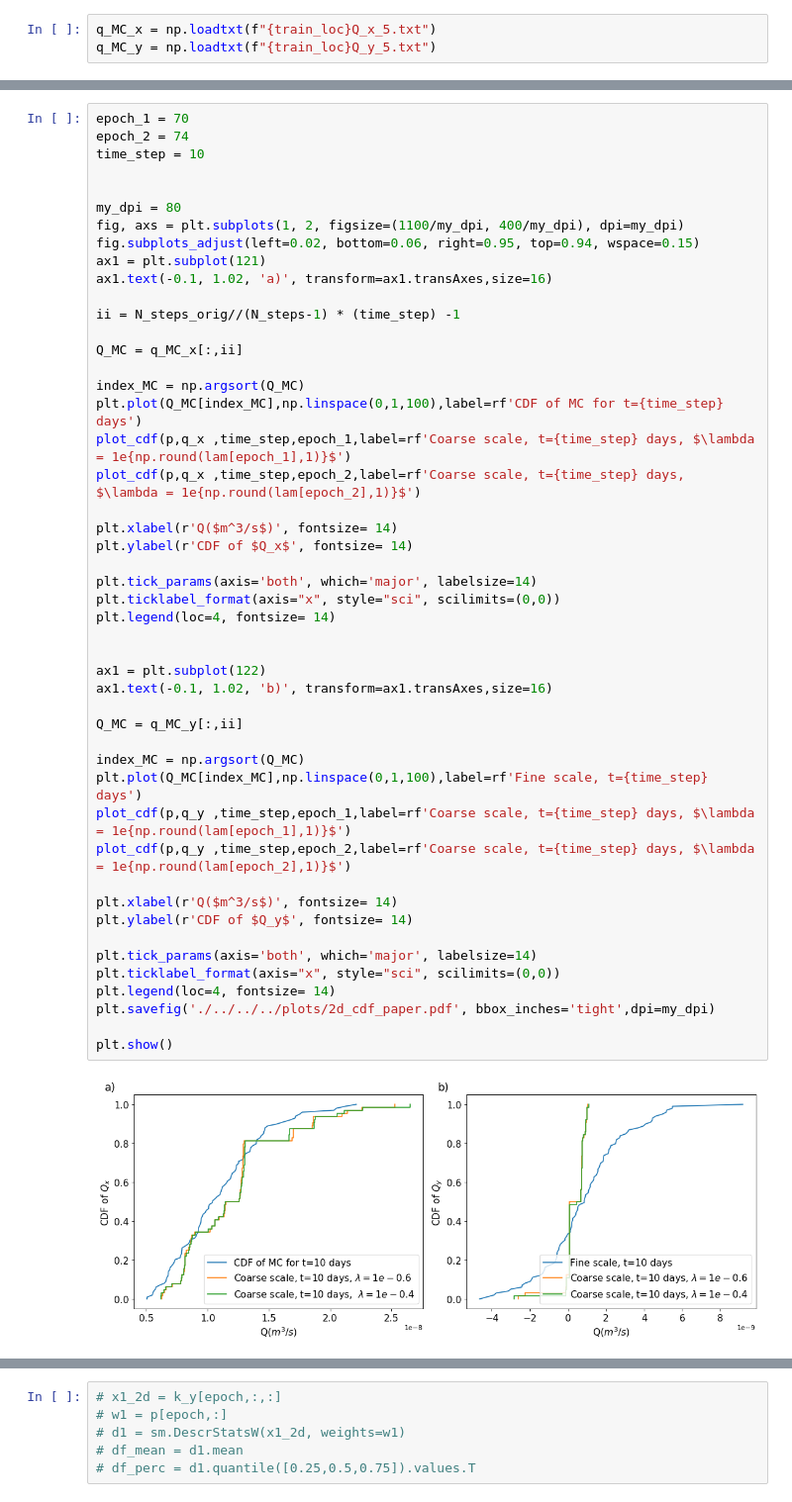
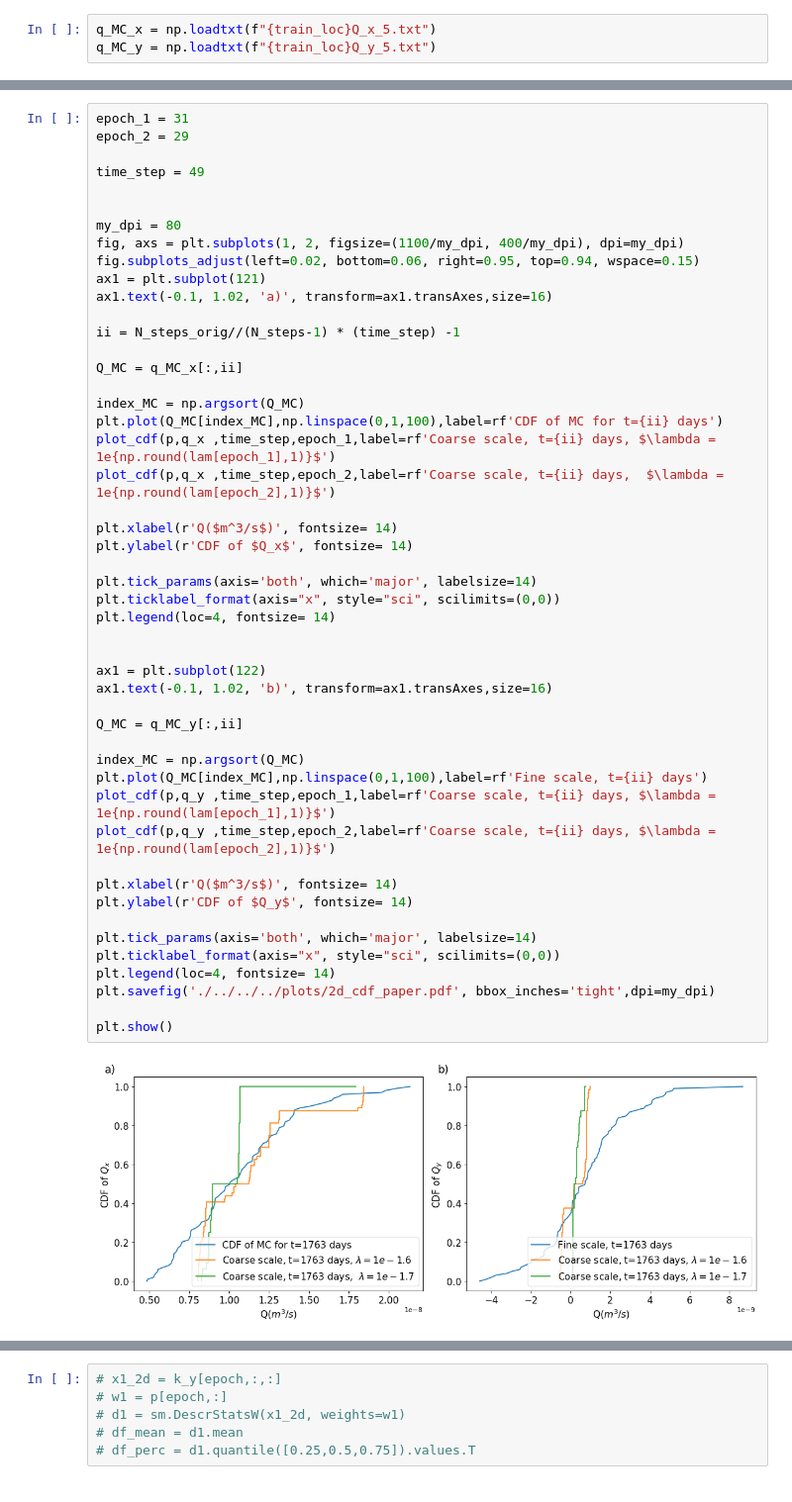
Before and after one commit to dbelivanis/Information-Theory-2, a Jupyter notebook: Optimization/check.ipynb, the cells around one changed output, grey strips where cells are left out. Shown: that part at 99% size. Saved outputs shown, nothing was run; the diff lists cells and outputs as text.

```diff
--- a/Optimization/check.ipynb
+++ b/Optimization/check.ipynb
@@ -95,7 +159,8 @@ plt.plot(np.linspace(1,1800,N_steps),np.inner(q_x[epoch,:,:].T,p[epoch,:]))
 # %%
-epoch_1 = 70
-epoch_2 = 74
-time_step = 10
+epoch_1 = 31
+epoch_2 = 29
+
+time_step = 49
 
 
 my_dpi = 80
@@ -108,40 +173,40 @@ ii = N_steps_orig//(N_steps-1) * (time_step) -1
 
 Q_MC = q_MC_x[:,ii]
 
 index_MC = np.argsort(Q_MC)
-plt.plot(Q_MC[index_MC],np.linspace(0,1,100),label=rf'CDF of MC for t={time_step} days')
-plot_cdf(p,q_x ,time_step,epoch_1,label=rf'Coarse scale, t={time_step} days, $\lambda = 1e{np.round(lam[epoch_1],1)}$')
-plot_cdf(p,q_x ,time_step,epoch_2,label=rf'Coarse scale, t={time_step} days,  $\lambda = 1e{np.round(lam[epoch_2],1)}$')
+plt.plot(Q_MC[index_MC],np.linspace(0,1,100),label=rf'CDF of MC for t={ii} days')
+plot_cdf(p,q_x ,time_step,epoch_1,label=rf'Coarse scale, t={ii} days, $\lambda = 1e{np.round(lam[epoch_1],1)}$')
+plot_cdf(p,q_x ,time_step,epoch_2,label=rf'Coarse scale, t={ii} days,  $\lambda = 1e{np.round(lam[epoch_2],1)}$')
 
 plt.xlabel(r'Q($m^3/s$)', fontsize= 14)
 plt.ylabel(r'CDF of $Q_x$', fontsize= 14)
 
 plt.tick_params(axis='both', which='major', labelsize=14)
 plt.ticklabel_format(axis="x", style="sci", scilimits=(0,0))
 plt.legend(loc=4, fontsize= 14)
 
 
 ax1 = plt.subplot(122)
 ax1.text(-0.1, 1.02, 'b)', transform=ax1.transAxes,size=16)
 
 Q_MC = q_MC_y[:,ii]
 
 index_MC = np.argsort(Q_MC)
-plt.plot(Q_MC[index_MC],np.linspace(0,1,100),label=rf'Fine scale, t={time_step} days')
-plot_cdf(p,q_y ,time_step,epoch_1,label=rf'Coarse scale, t={time_step} days, $\lambda = 1e{np.round(lam[epoch_1],1)}$')
-plot_cdf(p,q_y ,time_step,epoch_2,label=rf'Coarse scale, t={time_step} days, $\lambda = 1e{np.round(lam[epoch_2],1)}$')
+plt.plot(Q_MC[index_MC],np.linspace(0,1,100),label=rf'Fine scale, t={ii} days')
+plot_cdf(p,q_y ,time_step,epoch_1,label=rf'Coarse scale, t={ii} days, $\lambda = 1e{np.round(lam[epoch_1],1)}$')
+plot_cdf(p,q_y ,time_step,epoch_2,label=rf'Coarse scale, t={ii} days, $\lambda = 1e{np.round(lam[epoch_2],1)}$')
 
 plt.xlabel(r'Q($m^3/s$)', fontsize= 14)
 plt.ylabel(r'CDF of $Q_y$', fontsize= 14)
 
 plt.tick_params(axis='both', which='major', labelsize=14)
 plt.ticklabel_format(axis="x", style="sci", scilimits=(0,0))
 plt.legend(loc=4, fontsize= 14)
 plt.savefig('./../../../plots/2d_cdf_paper.pdf', bbox_inches='tight',dpi=my_dpi)
 
 plt.show()
 # %% [output]
-[figure, old version]
+[figure, new version]
 # %%
 q_x[epoch,:,39]
 # %% [output]
```
Also changed, not shown: parts of 12 cells of this notebook, 3 other files.
